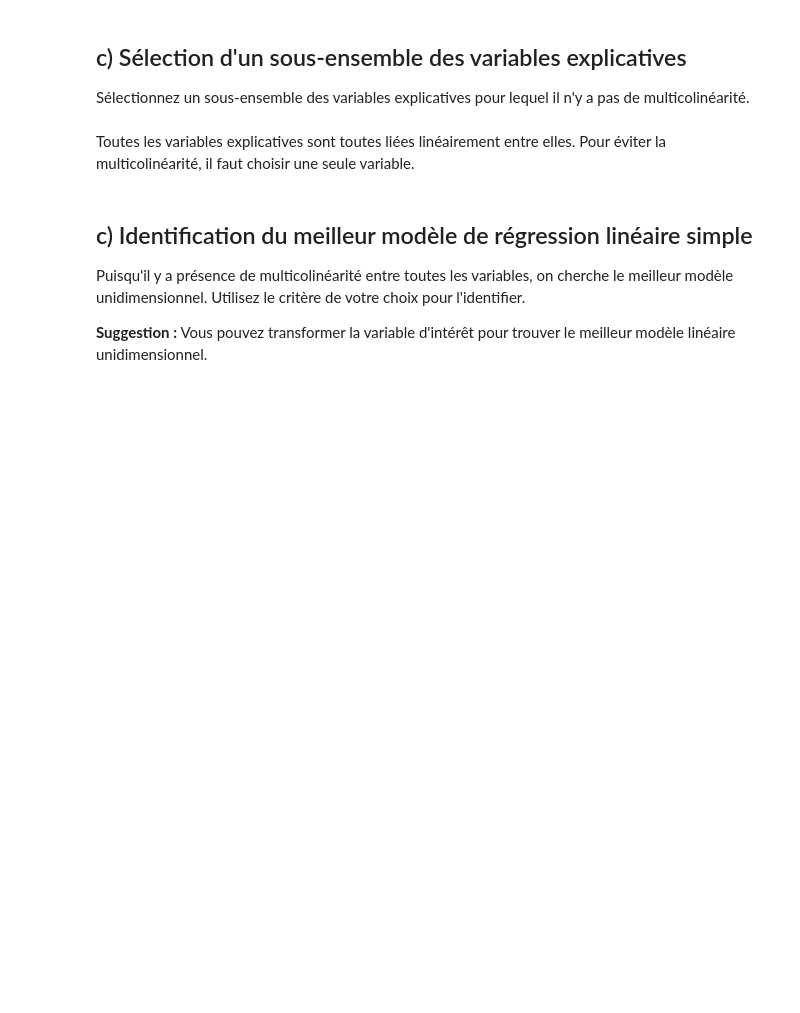
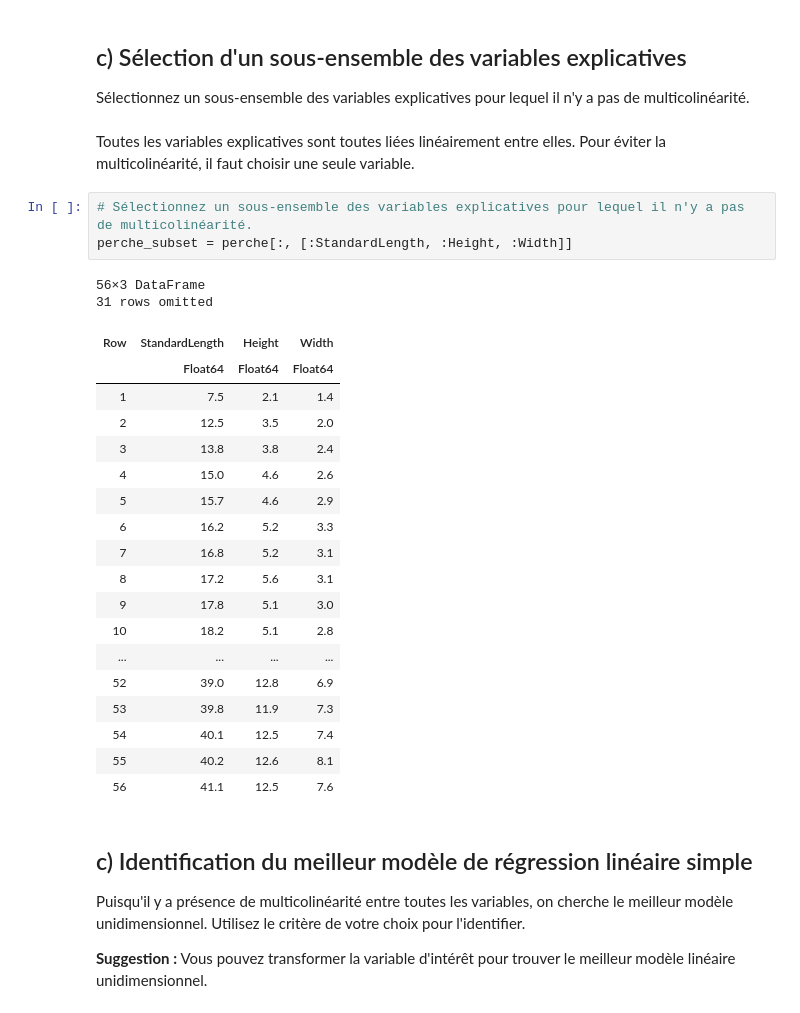
Before and after one commit to samyarj/MTH3302, a Jupyter notebook: TD04/TD4.ipynb, the cells around one changed output. Saved outputs shown, nothing was run; the diff lists cells and outputs as text; blank space fills up the shorter version.

```diff
--- a/TD04/TD4.ipynb
+++ b/TD04/TD4.ipynb
@@ -387,6 +471,30 @@ Illustrez la :NonStandardLength en fonction de la :StandardLength. Est-ce que ç
 Sélectionnez un sous-ensemble des variables explicatives pour lequel il n'y a pas de multicolinéarité.
 # %% [markdown]
 Toutes les variables explicatives sont toutes liées linéairement entre elles. Pour éviter la multicolinéarité, il faut choisir une seule variable.
+# %%
+# Sélectionnez un sous-ensemble des variables explicatives pour lequel il n'y a pas de multicolinéarité.
+perche_subset = perche[:, [:StandardLength, :Height, :Width]]
+# %% [output]
+56×3 DataFrame
+31 rows omitted
+| Row | StandardLength | Height | Width |
+|  | Float64 | Float64 | Float64 |
+| 1 | 7.5 | 2.1 | 1.4 |
+| 2 | 12.5 | 3.5 | 2.0 |
+| 3 | 13.8 | 3.8 | 2.4 |
+| 4 | 15.0 | 4.6 | 2.6 |
+| 5 | 15.7 | 4.6 | 2.9 |
+| 6 | 16.2 | 5.2 | 3.3 |
+| 7 | 16.8 | 5.2 | 3.1 |
+| 8 | 17.2 | 5.6 | 3.1 |
+| 9 | 17.8 | 5.1 | 3.0 |
+| 10 | 18.2 | 5.1 | 2.8 |
+| ... | ... | ... | ... |
+| 52 | 39.0 | 12.8 | 6.9 |
+| 53 | 39.8 | 11.9 | 7.3 |
+| 54 | 40.1 | 12.5 | 7.4 |
+| 55 | 40.2 | 12.6 | 8.1 |
+| 56 | 41.1 | 12.5 | 7.6 |
 # %% [markdown]
 ## c)  Identification du meilleur modèle de régression linéaire simple
 
```
Also changed, not shown: parts of 5 cells of this notebook.
